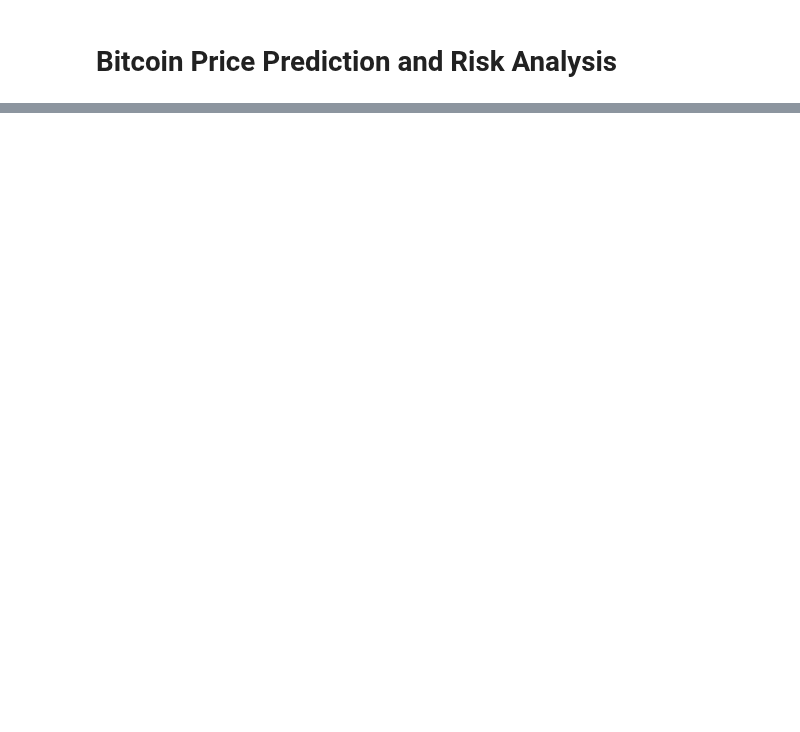
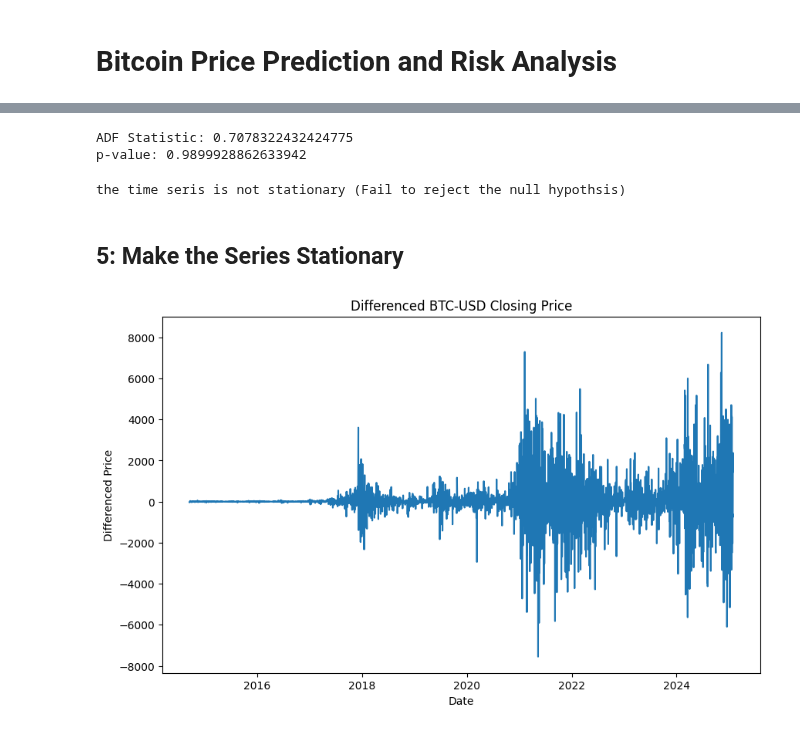
Before and after one commit to bonareri/Cryptocurrency-Price-Prediction-, a Jupyter notebook: Bitcoin_Price_Prediction.ipynb, the cells around one changed output, grey strips where cells are left out. Saved outputs shown, nothing was run; the diff lists cells and outputs as text; code cells hidden in the pictures; blank space fills up the shorter version.

```diff
--- a/Bitcoin_Price_Prediction.ipynb
+++ b/Bitcoin_Price_Prediction.ipynb
@@ -15,0 +155,34 @@ from tensorflow.keras.models import Sequential
+# %%
+result = adfuller(series)
+print(f'ADF Statistic: {result[0]}')
+print(f'p-value: {result[1]}')
+# %% [output]
+ADF Statistic: 0.7078322432424775
+p-value: 0.9899928862633942
+# %%
+# Interpretation
+adf_statistics = result[0]
+p_value = result[1]
+
+if p_value < 0.5:
+    print("The time series is stationary (reject null Hypothesis)")
+
+else:
+    print("the time seris is not stationary (Fail to reject the null hypothsis)")
+# %% [output]
+the time seris is not stationary (Fail to reject the null hypothsis)
+# %% [markdown]
+## 5: Make the Series Stationary
+# %%
+# Differencing the series
+diff_series = series.diff().dropna()
+
+# Plot the differenced series
+plt.figure(figsize=(10, 6))
+plt.plot(diff_series)
+plt.title('Differenced BTC-USD Closing Price')
+plt.xlabel('Date')
+plt.ylabel('Differenced Price')
+plt.show()
+# %% [output]
+[figure, added]
```
Also changed, not shown: parts of 41 cells of this notebook.
